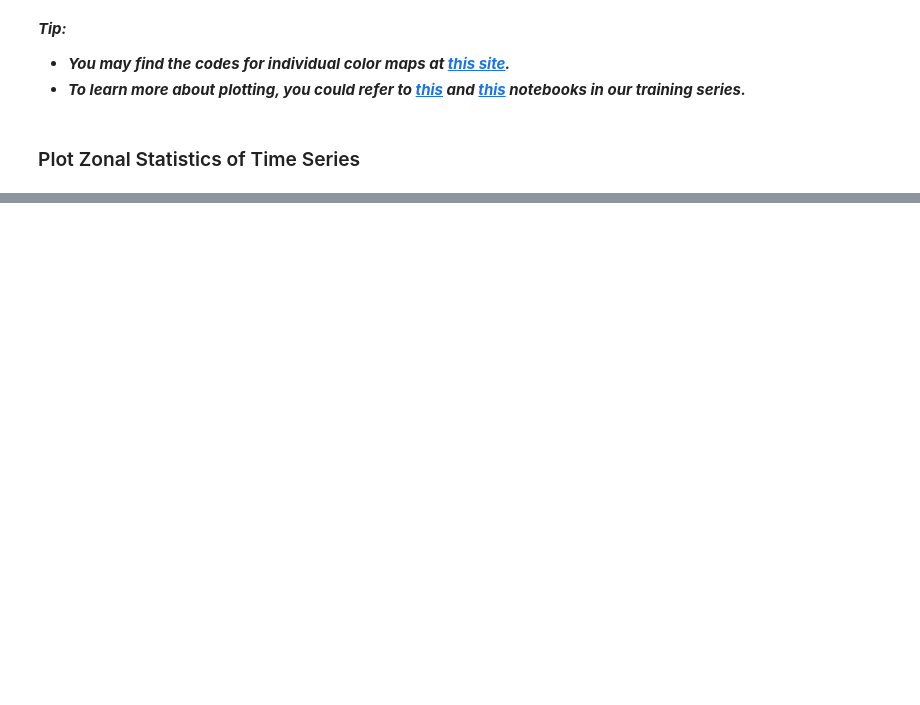
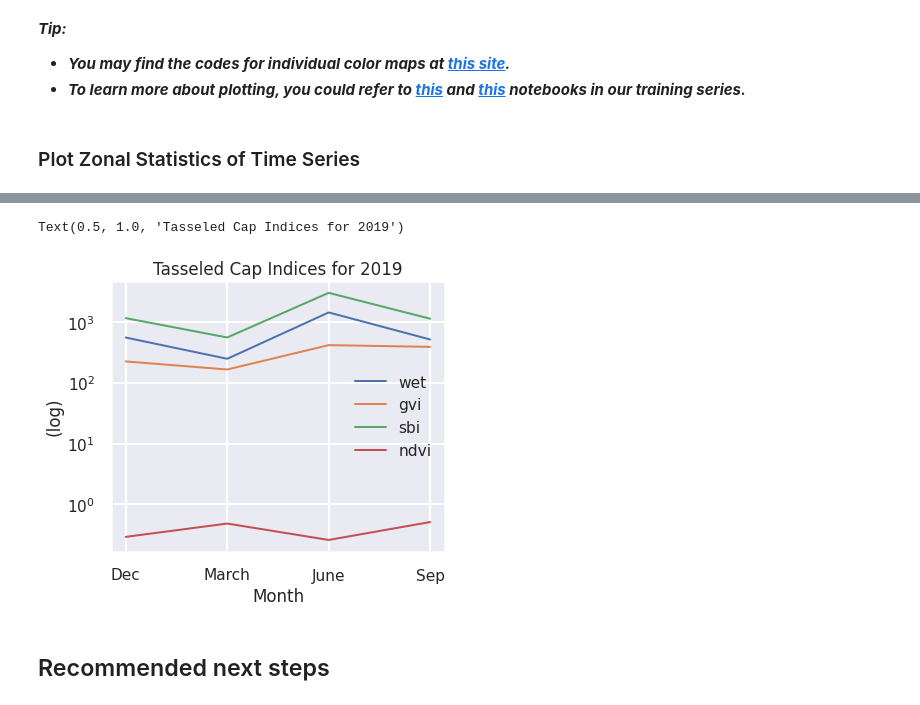
Before and after one commit to eo2cube/eo2cube_notebooks, a Jupyter notebook: get_started/intro_to_eo2cube/07_basic_analysis.ipynb, the cells around one changed output, grey strips where cells are left out. Saved outputs shown, nothing was run; the diff lists cells and outputs as text; code cells hidden in the pictures; blank space fills up the shorter version.

```diff
--- a/get_started/intro_to_eo2cube/07_basic_analysis.ipynb
+++ b/get_started/intro_to_eo2cube/07_basic_analysis.ipynb
@@ -313,0 +269,9 @@ To continue working through the notebooks in this beginner's guide, the followin
+# %%
+def zonal(df):
+    df_new = df[['wet','gvi','sbi','ndvi']].mean(axis=(1,2)).to_dataframe()
+    df_new['season'] = df_new.index
+    df_new = df_new.drop(columns=['spatial_ref','season'])
+    return(df_new)
+# %%
+df_new = zonal(ds_clip)
+df_new
@@ -313,0 +285,19 @@ To continue working through the notebooks in this beginner's guide, the followin
+# %%
+# define figure style
+sns.set_style('darkgrid')
+sns.set_context("poster", font_scale = .7)
+
+# plot
+ax = df_new.plot(figsize=[6,5], linewidth=2)
+
+# layout
+ax.set_yscale('log')
+plt.ylabel("(log)")
+plt.xlabel("Month")
+plt.xticks([0, 1, 2, 3], ['Dec', 'March', 'June', 'Sep'])
+plt.title("Tasseled Cap Indices for 2019")
+# %% [output]
+Text(0.5, 1.0, 'Tasseled Cap Indices for 2019')
+[figure, added]
+# %% [markdown]
+## Recommended next steps
```
Also changed, not shown: parts of 30 cells of this notebook.
